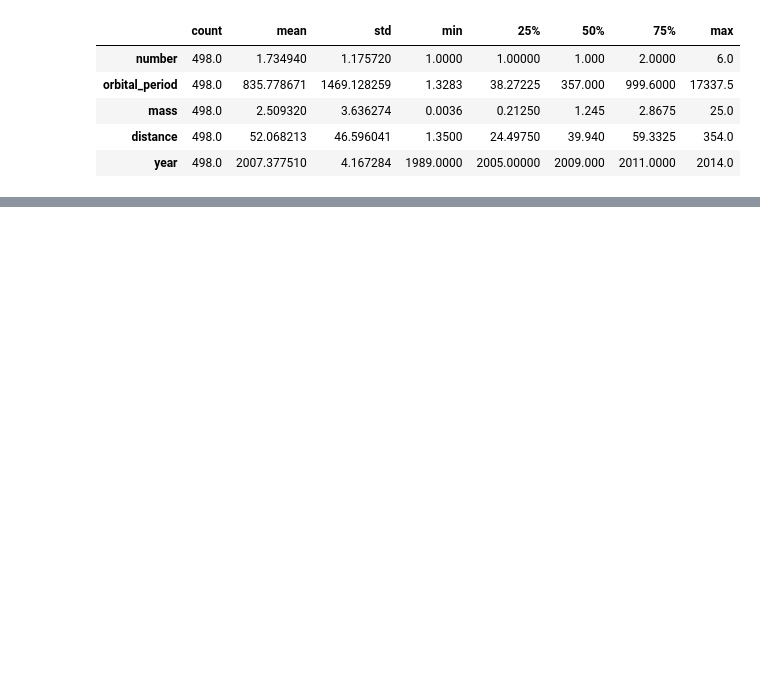
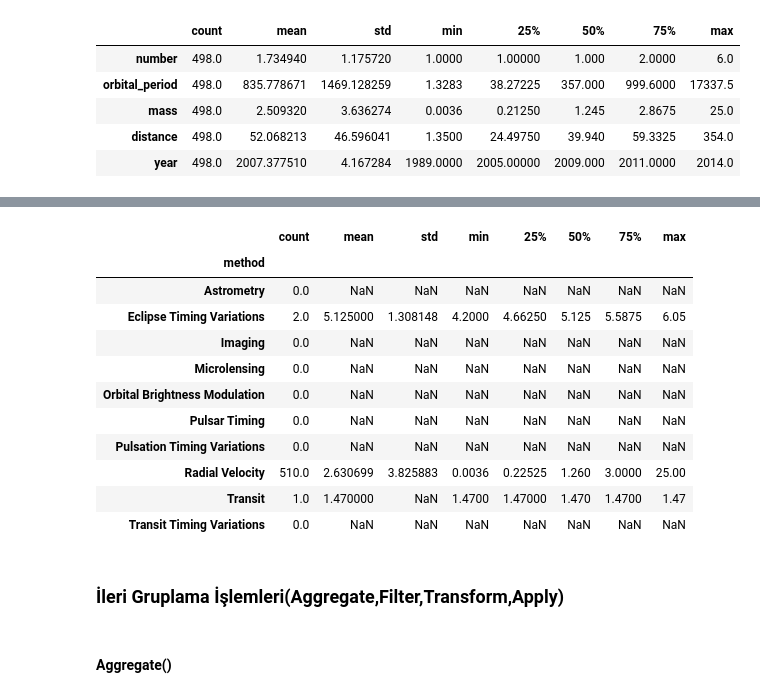
Before and after one commit to Melfo03/Python_Data_Science, a Jupyter notebook: NumPy & Pandas/Pandas.ipynb, the cells around one changed output, grey strips where cells are left out. Saved outputs shown, nothing was run; the diff lists cells and outputs as text; code cells hidden in the pictures; blank space fills up the shorter version.

```diff
--- a/NumPy & Pandas/Pandas.ipynb
+++ b/NumPy & Pandas/Pandas.ipynb
@@ -693,0 +728,3 @@ df.dropna().describe().T #na Değerlerini Yok Sayar
+# %%
+df=sns.load_dataset("planets")
+df.head()
@@ -693,0 +753,19 @@ df.dropna().describe().T #na Değerlerini Yok Sayar
+# %%
+df.groupby("method")["mass"].describe()
+# %% [output]
+|  | count | mean | std | min | 25% | 50% | 75% | max |
+| method |  |  |  |  |  |  |  |  |
+| Astrometry | 0.0 | NaN | NaN | NaN | NaN | NaN | NaN | NaN |
+| Eclipse Timing Variations | 2.0 | 5.125000 | 1.308148 | 4.2000 | 4.66250 | 5.125 | 5.5875 | 6.05 |
+| Imaging | 0.0 | NaN | NaN | NaN | NaN | NaN | NaN | NaN |
+| Microlensing | 0.0 | NaN | NaN | NaN | NaN | NaN | NaN | NaN |
+| Orbital Brightness Modulation | 0.0 | NaN | NaN | NaN | NaN | NaN | NaN | NaN |
+| Pulsar Timing | 0.0 | NaN | NaN | NaN | NaN | NaN | NaN | NaN |
+| Pulsation Timing Variations | 0.0 | NaN | NaN | NaN | NaN | NaN | NaN | NaN |
+| Radial Velocity | 510.0 | 2.630699 | 3.825883 | 0.0036 | 0.22525 | 1.260 | 3.0000 | 25.00 |
+| Transit | 1.0 | 1.470000 | NaN | 1.4700 | 1.47000 | 1.470 | 1.4700 | 1.47 |
+| Transit Timing Variations | 0.0 | NaN | NaN | NaN | NaN | NaN | NaN | NaN |
+# %% [markdown]
+### **İleri Gruplama İşlemleri(Aggregate,Filter,Transform,Apply)**
+# %% [markdown]
+#### Aggregate()
```
Also changed, not shown: parts of 40 cells of this notebook.
